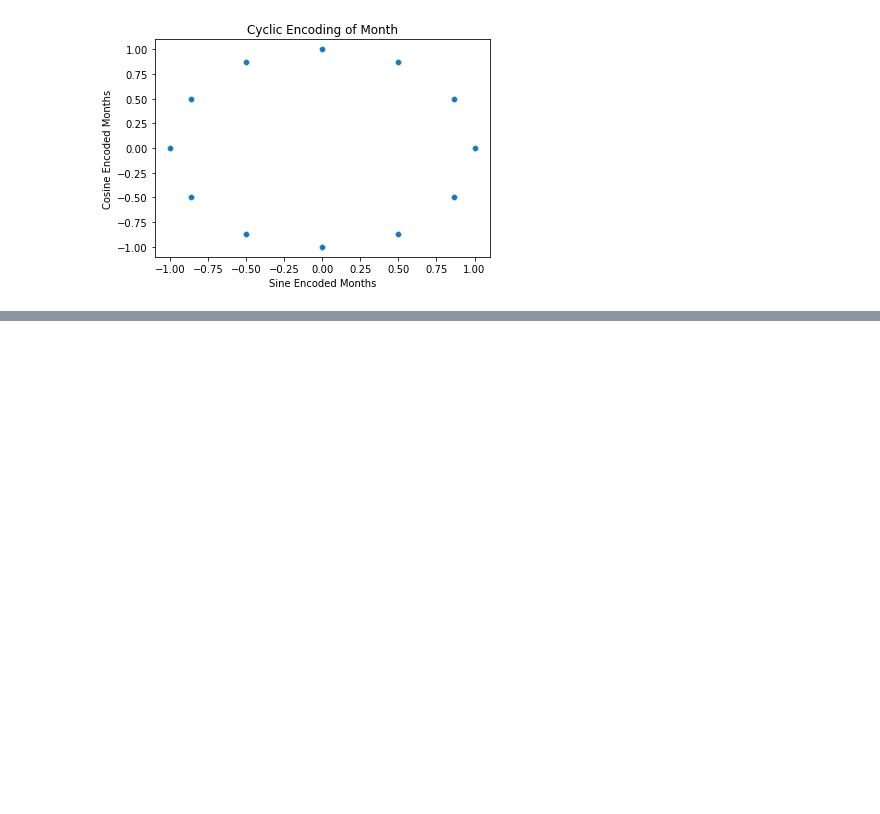
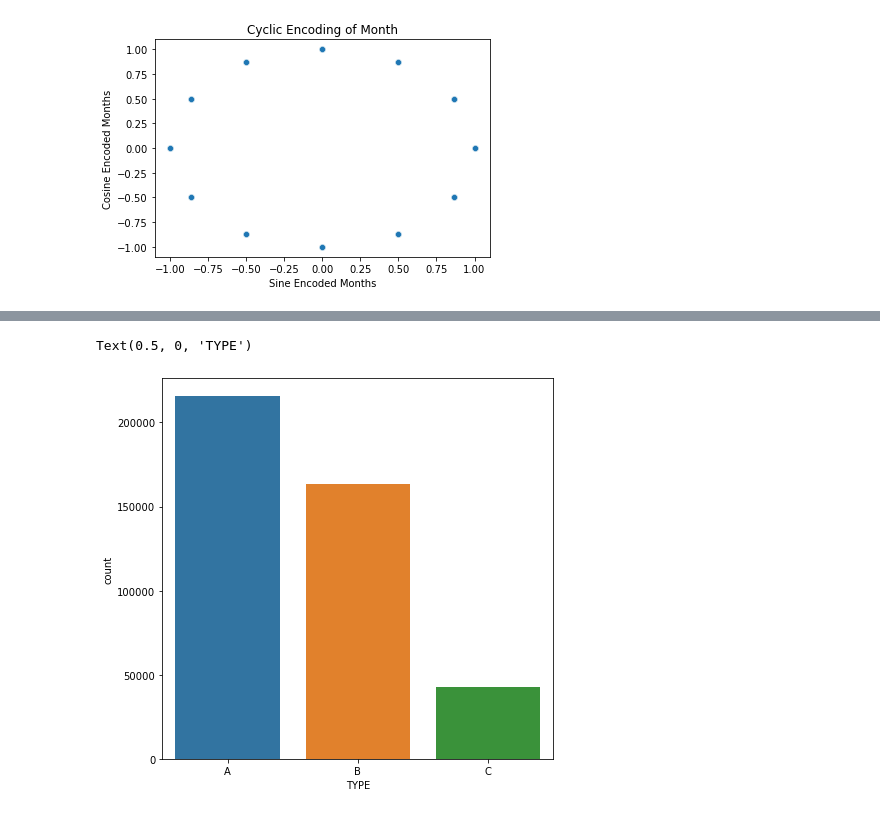
Before and after one commit to tmxkqotnl/project_mini_machine_learning_team_two, a Jupyter notebook: main.ipynb, the cells around one changed output, grey strips where cells are left out. Cells and saved outputs as stored; diff of their text form; code cells hidden in the pictures; blank space fills up the shorter version.

```diff
--- a/main.ipynb
+++ b/main.ipynb
@@ -215,0 +271,10 @@ Text(0.5, 0, 'Sine Encoded Months')
+# %%
+fig,ax = plt.subplots(1,1,figsize=(7,7))
+
+sns.countplot(data=df,x='Type',ax=ax)
+
+fig.patch.set_facecolor('white')
+ax.set_xlabel('TYPE')
+# %% [output]
+Text(0.5, 0, 'TYPE')
+[figure, added]
```
Also changed, not shown: parts of 13 cells of this notebook.
